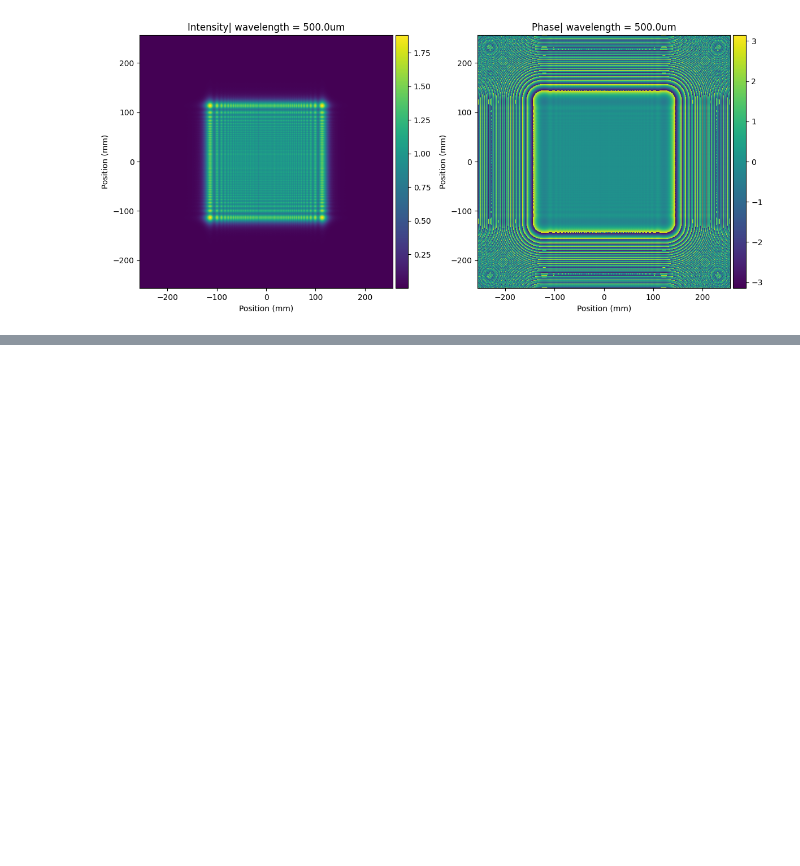
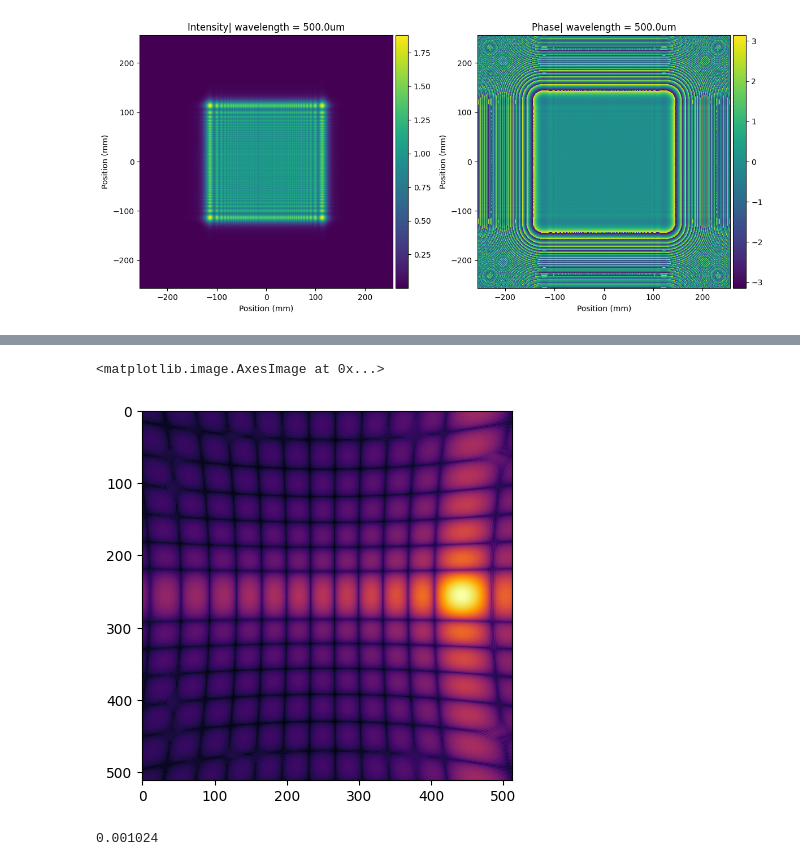
Before and after one commit to sihan-shao/LightPorpTorch, a Jupyter notebook: test_propagator.ipynb, the cells around one changed output, grey strips where cells are left out. Saved outputs shown, nothing was run; the diff lists cells and outputs as text; code cells hidden in the pictures; blank space fills up the shorter version.

```diff
--- a/test_propagator.ipynb
+++ b/test_propagator.ipynb
@@ -170,0 +271,9 @@ field_propagated.visualize(figsize=(12, 12), wavelength=0.5 * mm, flag_axis=True
+# %%
+plt.imshow(((torch.abs(0.0 + U_prop)**2)**0.13).cpu().numpy()[0,...], cmap="inferno")
+# %% [output]
+<matplotlib.image.AxesImage at 0x...>
+[figure, added]
+# %%
+Q
+# %% [output]
+0.001024
```
Also changed, not shown: parts of 11 cells of this notebook, 1 other file.
